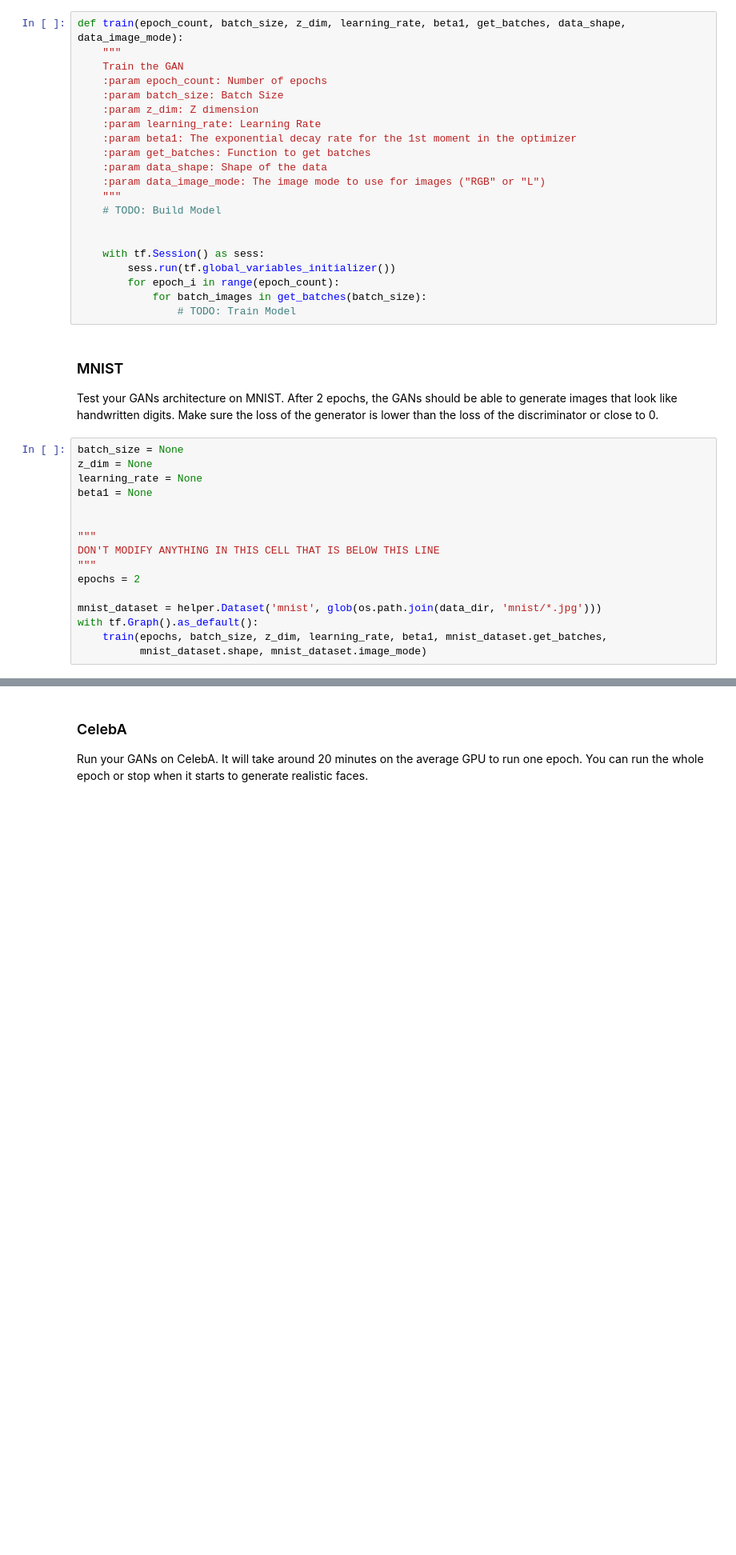
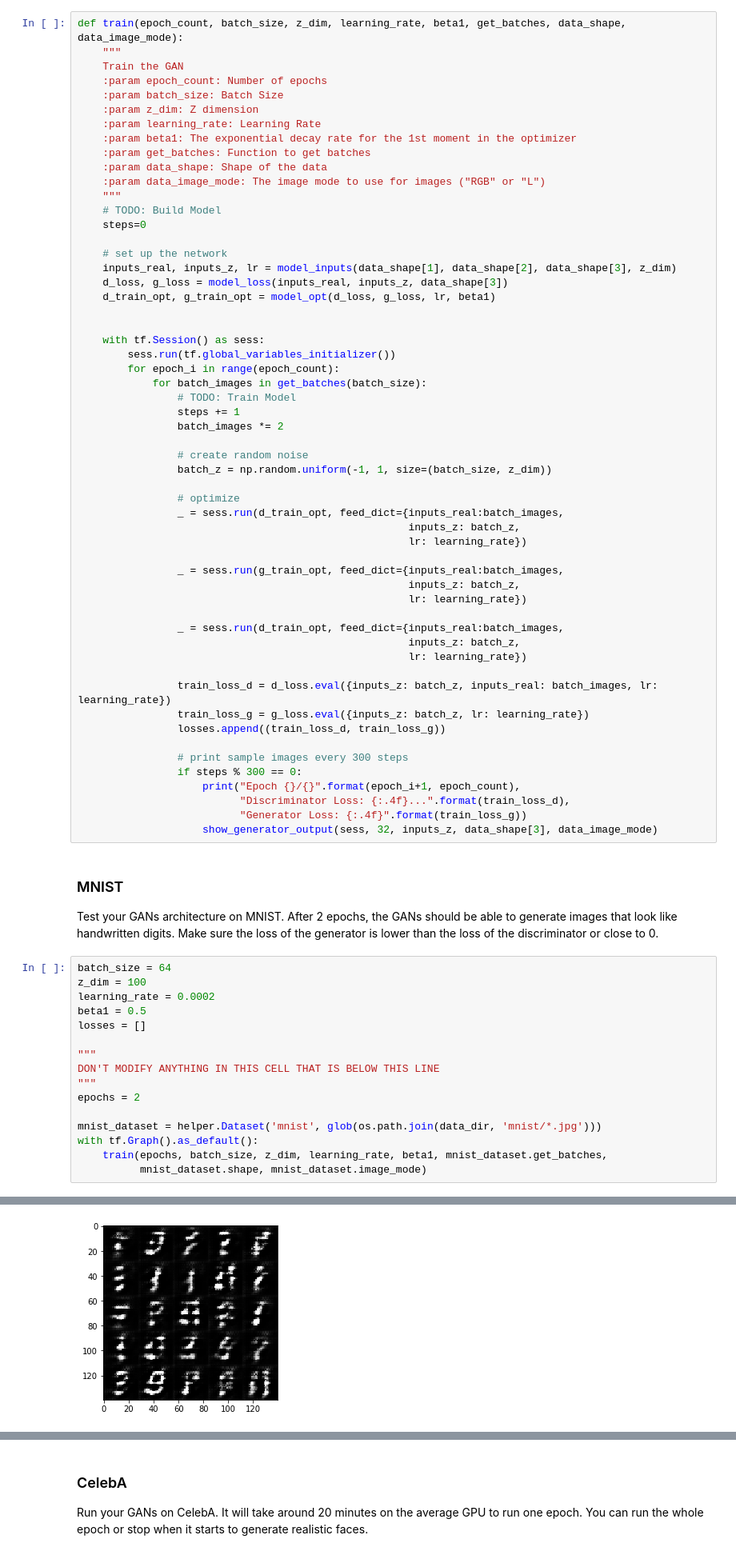
Before and after one commit to stasSajin/courses, a Jupyter notebook: udacity_deep_learning_specialization/module_4_GAN/face_generation/dlnd_face_generation.ipynb, the cells around one changed output, grey strips where cells are left out. Shown at 80% size. Drawn from its saved outputs; the diff is of its cells as text; blank space fills up the shorter version.

```diff
--- a/udacity_deep_learning_specialization/module_4_GAN/face_generation/dlnd_face_generation.ipynb
+++ b/udacity_deep_learning_specialization/module_4_GAN/face_generation/dlnd_face_generation.ipynb
@@ -302,6 +364,12 @@ def train(epoch_count, batch_size, z_dim, learning_rate, beta1, get_batches, dat
     :param data_image_mode: The image mode to use for images ("RGB" or "L")
     """
     # TODO: Build Model
+    steps=0
+
+    # set up the network
+    inputs_real, inputs_z, lr = model_inputs(data_shape[1], data_shape[2], data_shape[3], z_dim)
+    d_loss, g_loss = model_loss(inputs_real, inputs_z, data_shape[3])
+    d_train_opt, g_train_opt = model_opt(d_loss, g_loss, lr, beta1)
 
 
     with tf.Session() as sess:
@@ -309,15 +377,44 @@ def train(epoch_count, batch_size, z_dim, learning_rate, beta1, get_batches, dat
         for epoch_i in range(epoch_count):
             for batch_images in get_batches(batch_size):
                 # TODO: Train Model
+                steps += 1
+                batch_images *= 2
+
+                # create random noise
+                batch_z = np.random.uniform(-1, 1, size=(batch_size, z_dim))
+
+                # optimize
+                _ = sess.run(d_train_opt, feed_dict={inputs_real:batch_images,
+                                                     inputs_z: batch_z,
+                                                     lr: learning_rate})
+
+                _ = sess.run(g_train_opt, feed_dict={inputs_real:batch_images,
+                                                     inputs_z: batch_z,
+                                                     lr: learning_rate})
+
+                _ = sess.run(d_train_opt, feed_dict={inputs_real:batch_images,
+                                                     inputs_z: batch_z,
+                                                     lr: learning_rate})
+
+                train_loss_d = d_loss.eval({inputs_z: batch_z, inputs_real: batch_images, lr: learning_rate})
+                train_loss_g = g_loss.eval({inputs_z: batch_z, lr: learning_rate})
+                losses.append((train_loss_d, train_loss_g))
+
+                # print sample images every 300 steps
+                if steps % 300 == 0:
+                    print("Epoch {}/{}".format(epoch_i+1, epoch_count),
+                          "Discriminator Loss: {:.4f}...".format(train_loss_d),
+                          "Generator Loss: {:.4f}".format(train_loss_g))
+                    show_generator_output(sess, 32, inputs_z, data_shape[3], data_image_mode)
 # %% [markdown]
 ### MNIST
 Test your GANs architecture on MNIST.  After 2 epochs, the GANs should be able to generate images that look like handwritten digits.  Make sure the loss of the generator is lower than the loss of the discriminator or close to 0.
 # %%
-batch_size = None
-z_dim = None
-learning_rate = None
-beta1 = None
-
+batch_size = 64
+z_dim = 100
+learning_rate = 0.0002
+beta1 = 0.5
+losses = []
 
 """
 DON'T MODIFY ANYTHING IN THIS CELL THAT IS BELOW THIS LINE
@@ -328,3 +425,4 @@ mnist_dataset = helper.Dataset('mnist', glob(os.path.join(data_dir, 'mnist/*.jpg
 with tf.Graph().as_default():
     train(epochs, batch_size, z_dim, learning_rate, beta1, mnist_dataset.get_batches,
           mnist_dataset.shape, mnist_dataset.image_mode)
+# %% [output]
@@ -330,0 +430 @@ with tf.Graph().as_default():
+[figure, added]
```
Also changed, not shown: parts of 11 cells of this notebook.
